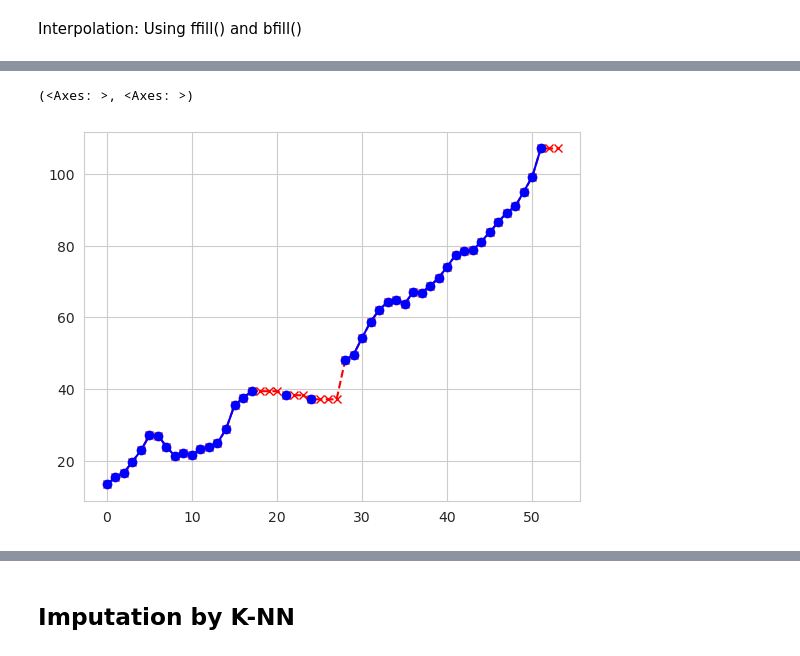
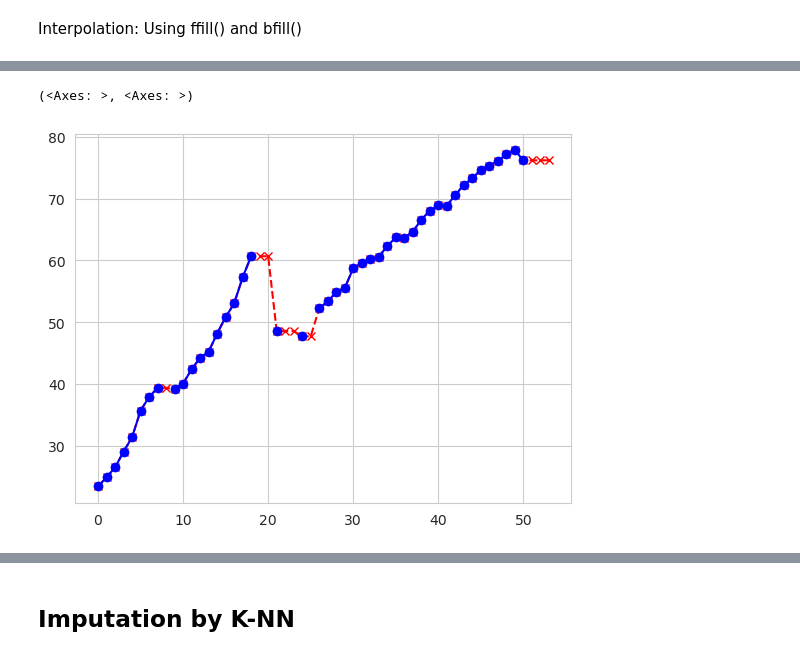
Before and after one commit to alejo-cuello/research-on-argentina, a Jupyter notebook: notebooks/0.2-alejo-impute_data.ipynb, the cells around one changed output, grey strips where cells are left out. Cells and saved outputs as stored; diff of their text form; code cells hidden in the pictures.

```diff
--- a/notebooks/0.2-alejo-impute_data.ipynb
+++ b/notebooks/0.2-alejo-impute_data.ipynb
@@ -251,10 +181,10 @@ arg_di_df[columns_with_missing_values[1]].plot(marker="o", color="blue")
 # %%
 arg_di_df.pipe(
     lambda df: (
-        df[columns_with_missing_values[1]].ffill().plot(color="red",marker="x",linestyle="dashed"),
-        df[columns_with_missing_values[1]].plot(color="blue",marker="o")
-    )
+        df[columns_with_missing_values[2]].ffill().plot(color="red",marker="x",linestyle="dashed"),
+        df[columns_with_missing_values[2]].plot(color="blue",marker="o")
+   )
 )
 # %% [output]
 (<Axes: >, <Axes: >)
-[figure, old version]
+[figure, new version]
```
Also changed, not shown: parts of 18 cells of this notebook, 1 other file.
